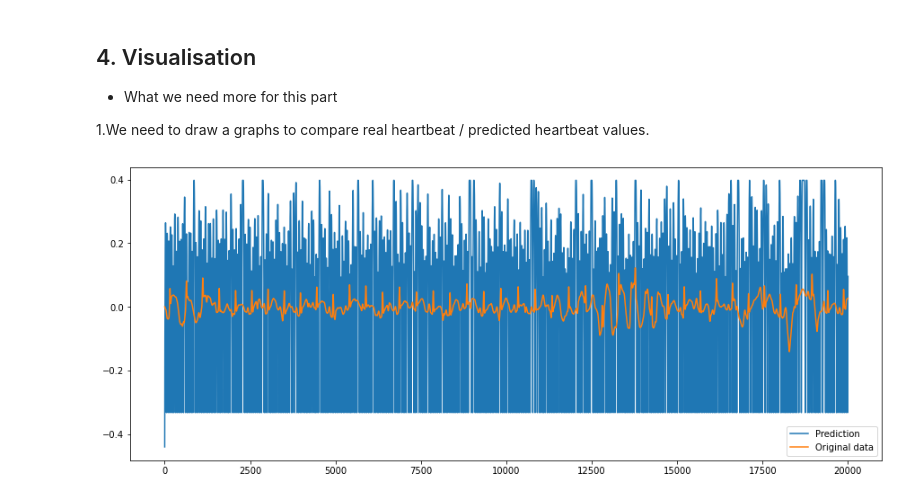
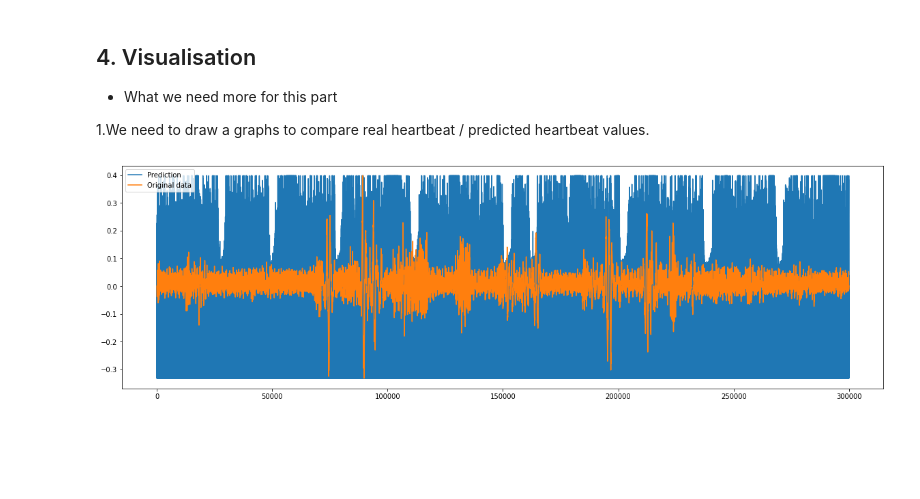
Before and after one commit to Sohyun1798/MultiVariable_Nexting, a Jupyter notebook: TD_lambda.ipynb, the cells around one changed output. Drawn from its saved outputs; the diff is of its cells as text; code cells hidden in the pictures; blank space fills up the shorter version.

Commit message:
td lambda line graph - full data

```diff
--- a/TD_lambda.ipynb
+++ b/TD_lambda.ipynb
@@ -19,9 +19,10 @@ from tile_coding import *
 # %%
 class Nexting:
 
-    def __init__(self, n=1, exp_rate=0.1, gamma=1, debug=True):
+    def __init__(self, reward_batch=1, n=1, exp_rate=0.1, gamma=1, debug=True):
         self.actions = [-1, 0, 1]  # lower, 0 and upper beat
         self.state = (0,0)  # current heartbeat, predicted amount of change
+        self.reward_batch = reward_batch
         self.exp_rate = exp_rate
         self.gamma = 1
         self.end = False
@@ -30,7 +31,7 @@ class Nexting:
         self.step_num = 0
 
     def reset(self):
-        pos = np.random.uniform(-0.6, -0.4) #?
+        pos = np.random.uniform(-0.3, 0.4) #?min max
         self.end = False
         self.state = (pos, 0)
 
@@ -66,16 +67,19 @@ class Nexting:
     def giveReward(self): # ***
 
         self.step_num += 1
+
         if self.step_num >= len(data):
             self.step_num = len(data) - 1
 
-        pos, _ = self.state
-        true_pos = data[self.step_num]
+        if self.step_num % self.reward_batch == 0:
+            pos, _ = self.state
+            true_pos = data[self.step_num]
+
+            if pos >= true_pos - 0.001 and pos <= true_pos + 0.001:
+                return 0
 
         if self.step_num == len(data) - 1:
             self.end = True
-        if pos >= true_pos - 0.001 and pos <= true_pos + 0.001:
-            return 0
 
         return -1
 
@@ -178,7 +182,7 @@ Creating raw.info structure...
 
 3.We need to change some hyper parameters.
 # %%
-data = raw_data[0][:20000]
+data = raw_data[0]
 GAP_BOUND = [-0.05, 0.05] #?
 ACTIONS = [-1, 0, 1]
 
@@ -194,7 +198,7 @@ print("offsets: \n", offsets)
 
 valueFunc = qvalueFunction(tilings, ACTIONS, 0.3)
 
-mc = Nexting()
+mc = Nexting(reward_batch=300)
 predicted_states = mc.play(valueFunc, rounds=1)
 # %% [output]
 tiling shape:
@@ -210,20 +214,20 @@ offsets:
 # %%
 grids = len(data)
 time_step = np.linspace(1, len(data), len(data))
 
 predicted_positions = []
 
 for i in range(len(data)):
     predicted_positions.append(predicted_states[0][i][0])
 
-plt.figure(figsize=(15,6))
+plt.figure(figsize=(20,6))
 plt.plot(time_step, predicted_positions, label = "Prediction")
 plt.plot(time_step, data, label = "Original data")
 plt.legend()
 plt.show()
 #linestyle=":"
 # %% [output]
-[figure, old version]
+[figure, new version]
 # %%
 grids = 50
 
```
Also changed, not shown: parts of 1 cell of this notebook.
